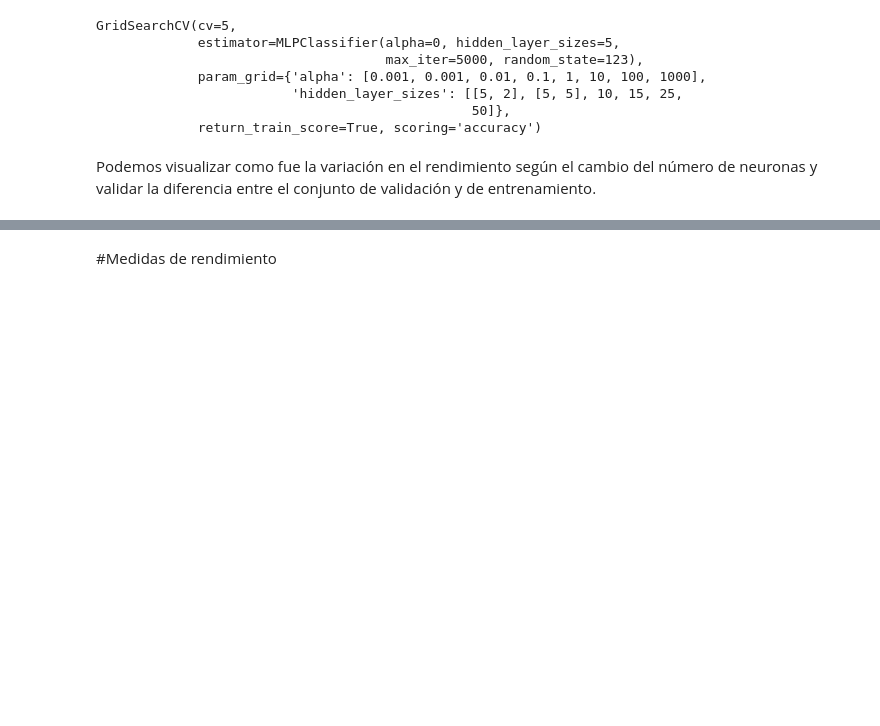
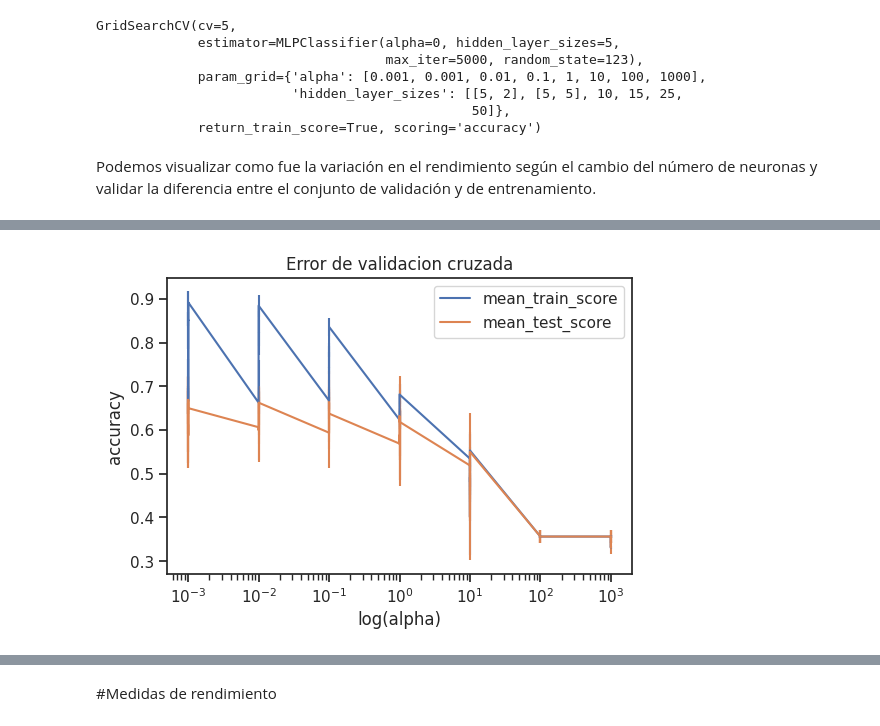
Before and after one commit to ijrios/neural__network_machine_learning, a Jupyter notebook: perceptrón_multicapa.ipynb, the cells around one changed output, grey strips where cells are left out. Cells and saved outputs as stored; diff of their text form; code cells hidden in the pictures; blank space fills up the shorter version.

```diff
--- a/perceptrón_multicapa.ipynb
+++ b/perceptrón_multicapa.ipynb
@@ -227,3 +234,14 @@ ax.set_title('Error de validacion cruzada');
+# %%
+fig, ax = plt.subplots(figsize=(6, 3.84))
+scores = pd.DataFrame(grid.cv_results_)
+scores.plot(x='param_alpha', y='mean_train_score', yerr='std_train_score', ax=ax)
+scores.plot(x='param_alpha', y='mean_test_score', yerr='std_test_score', ax=ax)
+ax.set_xscale('log')
+ax.set_xlabel('log(alpha)')
+ax.set_ylabel('accuracy')
+ax.set_title('Error de validacion cruzada');
+# %% [output]
+[figure, added]
 # %%
 print("Best parameter (CV score=%0.3f):" % grid.best_score_)
 print(grid.best_params_)
```
Also changed, not shown: parts of 16 cells of this notebook.
